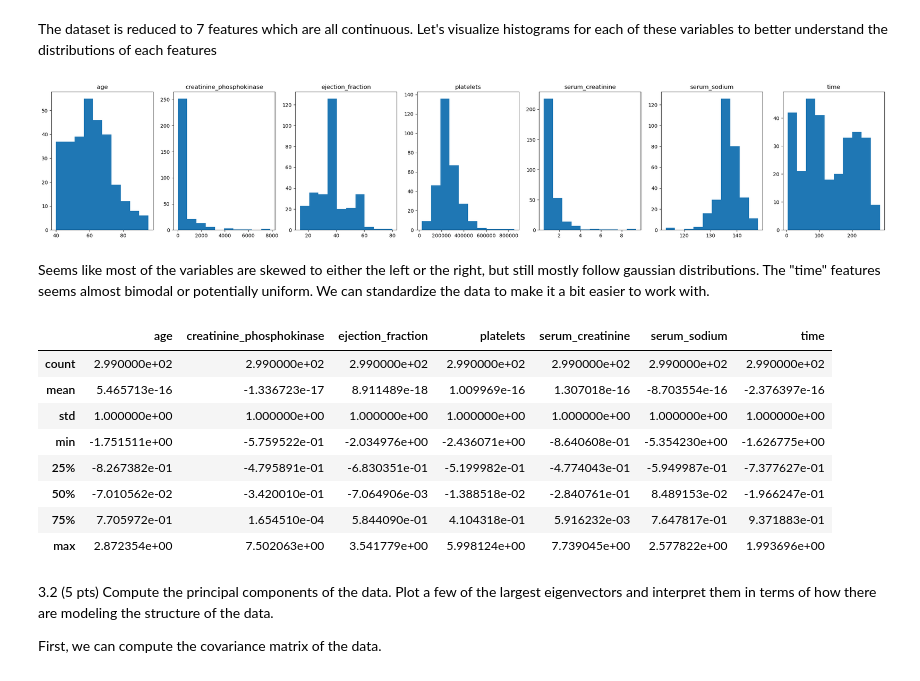
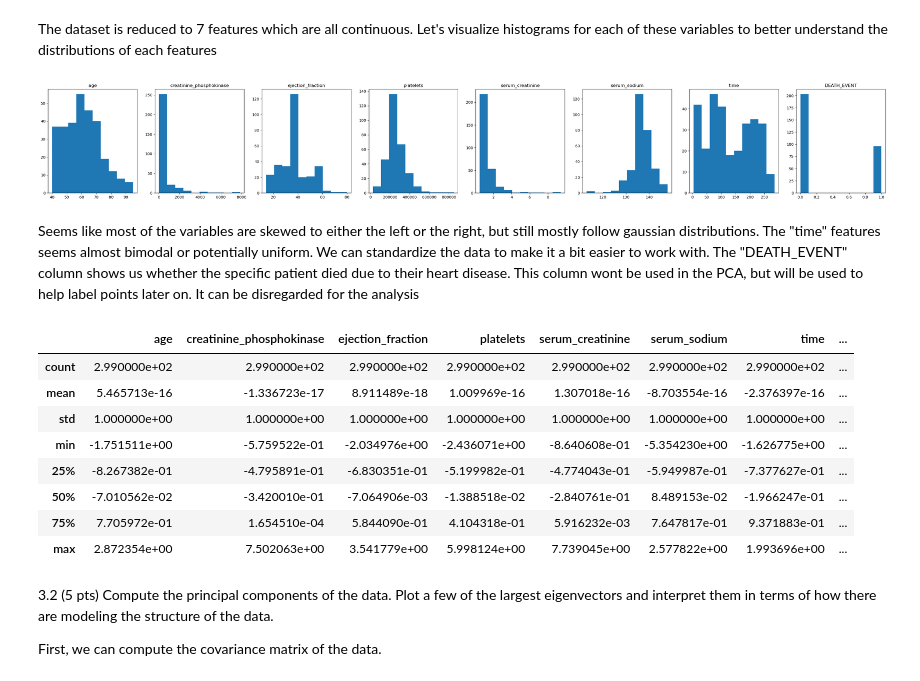
Before and after one commit to sakinkirti/CSDS491, a Jupyter notebook: A4/CSDS491-A4-sak207.ipynb, the cells around one changed output. Drawn from its saved outputs; the diff is of its cells as text; code cells hidden in the pictures.

```diff
--- a/A4/CSDS491-A4-sak207.ipynb
+++ b/A4/CSDS491-A4-sak207.ipynb
@@ -195,37 +289,37 @@ data.head()
 # %% [markdown]
 It is pretty clear that not all variables are continuous, let's remove those that are not continuous
 # %%
-data = data.filter(items=["age", "creatinine_phosphokinase", "ejection_fraction", "platelets", "serum_creatinine", "serum_sodium", "time"])
+data = data.filter(items=["age", "creatinine_phosphokinase", "ejection_fraction", "platelets", "serum_creatinine", "serum_sodium", "time", "DEATH_EVENT"])
 # %% [markdown]
 The dataset is reduced to 7 features which are all continuous. Let's visualize histograms for each of these variables to better understand the distributions of each features
 # %%
-fig, ax = plt.subplots(1, 7)
-fig.set_size_inches(30, 5)
+fig, ax = plt.subplots(1, 8)
+fig.set_size_inches(40, 5)
 
 for i,col in enumerate(data.columns):
     ax[i].hist(data[col])
     ax[i].set_title(col)
 
 plt.show()
 # %% [output]
-[figure, old version]
+[figure, new version]
 # %% [markdown]
-Seems like most of the variables are skewed to either the left or the right, but still mostly follow gaussian distributions. The "time" features seems almost bimodal or potentially uniform. We can standardize the data to make it a bit easier to work with.
+Seems like most of the variables are skewed to either the left or the right, but still mostly follow gaussian distributions. The "time" features seems almost bimodal or potentially uniform. We can standardize the data to make it a bit easier to work with. The "DEATH_EVENT" column shows us whether the specific patient died due to their heart disease. This column wont be used in the PCA, but will be used to help label points later on. It can be disregarded for the analysis
 # %%
-for col in data.columns:
+for col in data.columns[0:7]:
     data[col] = (data[col] - data[col].mean()) / data[col].std()
 
 data.describe()
 # %% [output]
-|  | age | creatinine_phosphokinase | ejection_fraction | platelets | serum_creatinine | serum_sodium | time |
-| count | 2.990000e+02 | 2.990000e+02 | 2.990000e+02 | 2.990000e+02 | 2.990000e+02 | 2.990000e+02 | 2.990000e+02 |
-| mean | 5.465713e-16 | -1.336723e-17 | 8.911489e-18 | 1.009969e-16 | 1.307018e-16 | -8.703554e-16 | -2.376397e-16 |
-| std | 1.000000e+00 | 1.000000e+00 | 1.000000e+00 | 1.000000e+00 | 1.000000e+00 | 1.000000e+00 | 1.000000e+00 |
-| min | -1.751511e+00 | -5.759522e-01 | -2.034976e+00 | -2.436071e+00 | -8.640608e-01 | -5.354230e+00 | -1.626775e+00 |
-| 25% | -8.267382e-01 | -4.795891e-01 | -6.830351e-01 | -5.199982e-01 | -4.774043e-01 | -5.949987e-01 | -7.377627e-01 |
-| 50% | -7.010562e-02 | -3.420010e-01 | -7.064906e-03 | -1.388518e-02 | -2.840761e-01 | 8.489153e-02 | -1.966247e-01 |
-| 75% | 7.705972e-01 | 1.654510e-04 | 5.844090e-01 | 4.104318e-01 | 5.916232e-03 | 7.647817e-01 | 9.371883e-01 |
-| max | 2.872354e+00 | 7.502063e+00 | 3.541779e+00 | 5.998124e+00 | 7.739045e+00 | 2.577822e+00 | 1.993696e+00 |
+|  | age | creatinine_phosphokinase | ejection_fraction | platelets | serum_creatinine | serum_sodium | time | ... |
+| count | 2.990000e+02 | 2.990000e+02 | 2.990000e+02 | 2.990000e+02 | 2.990000e+02 | 2.990000e+02 | 2.990000e+02 | ... |
+| mean | 5.465713e-16 | -1.336723e-17 | 8.911489e-18 | 1.009969e-16 | 1.307018e-16 | -8.703554e-16 | -2.376397e-16 | ... |
+| std | 1.000000e+00 | 1.000000e+00 | 1.000000e+00 | 1.000000e+00 | 1.000000e+00 | 1.000000e+00 | 1.000000e+00 | ... |
+| min | -1.751511e+00 | -5.759522e-01 | -2.034976e+00 | -2.436071e+00 | -8.640608e-01 | -5.354230e+00 | -1.626775e+00 | ... |
+| 25% | -8.267382e-01 | -4.795891e-01 | -6.830351e-01 | -5.199982e-01 | -4.774043e-01 | -5.949987e-01 | -7.377627e-01 | ... |
+| 50% | -7.010562e-02 | -3.420010e-01 | -7.064906e-03 | -1.388518e-02 | -2.840761e-01 | 8.489153e-02 | -1.966247e-01 | ... |
+| 75% | 7.705972e-01 | 1.654510e-04 | 5.844090e-01 | 4.104318e-01 | 5.916232e-03 | 7.647817e-01 | 9.371883e-01 | ... |
+| max | 2.872354e+00 | 7.502063e+00 | 3.541779e+00 | 5.998124e+00 | 7.739045e+00 | 2.577822e+00 | 1.993696e+00 | ... |
 # %% [markdown]
 3.2 (5 pts) Compute the principal components of the data.  Plot a few of the largest eigenvectors and interpret them in terms of how there are modeling the structure of the data.
 
```
Also changed, not shown: parts of 34 cells of this notebook, 15 other files.
